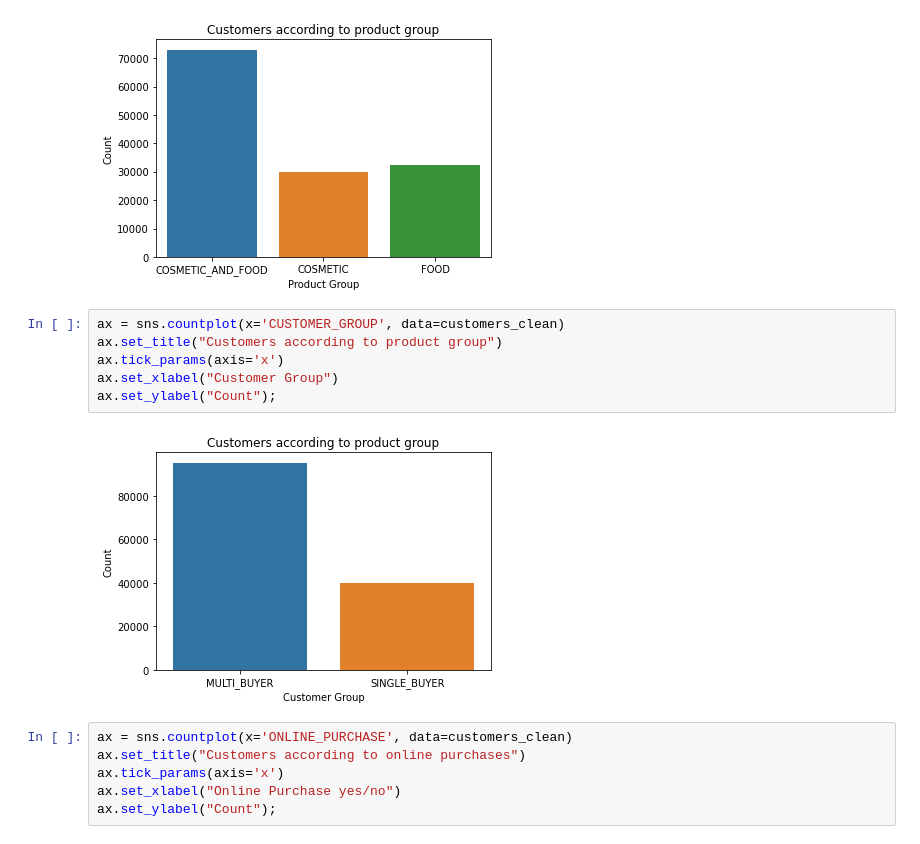
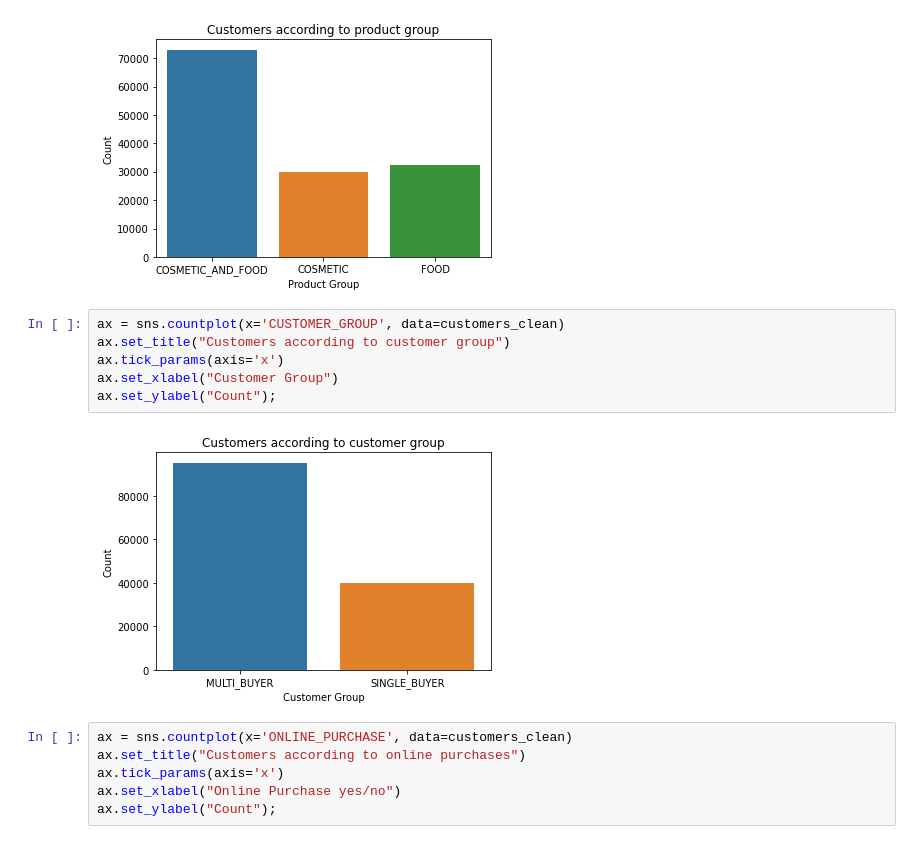
Before and after one commit to the-m8/Travelling_to_Seattle_Accomodations, a Jupyter notebook: Project_4/Arvato Project Workbook.ipynb, the cells around one changed output. Drawn from its saved outputs; the diff is of its cells as text.

```diff
--- a/Project_4/Arvato Project Workbook.ipynb
+++ b/Project_4/Arvato Project Workbook.ipynb
@@ -747,12 +747,12 @@ ax.set_ylabel("Count");
 [figure]
 # %%
 ax = sns.countplot(x='CUSTOMER_GROUP', data=customers_clean)
-ax.set_title("Customers according to product group")
+ax.set_title("Customers according to customer group")
 ax.tick_params(axis='x')
 ax.set_xlabel("Customer Group")
 ax.set_ylabel("Count");
 # %% [output]
-[figure, old version]
+[figure, new version]
 # %%
 ax = sns.countplot(x='ONLINE_PURCHASE', data=customers_clean)
 ax.set_title("Customers according to online purchases")
```
Also changed, not shown: parts of 21 cells of this notebook.
